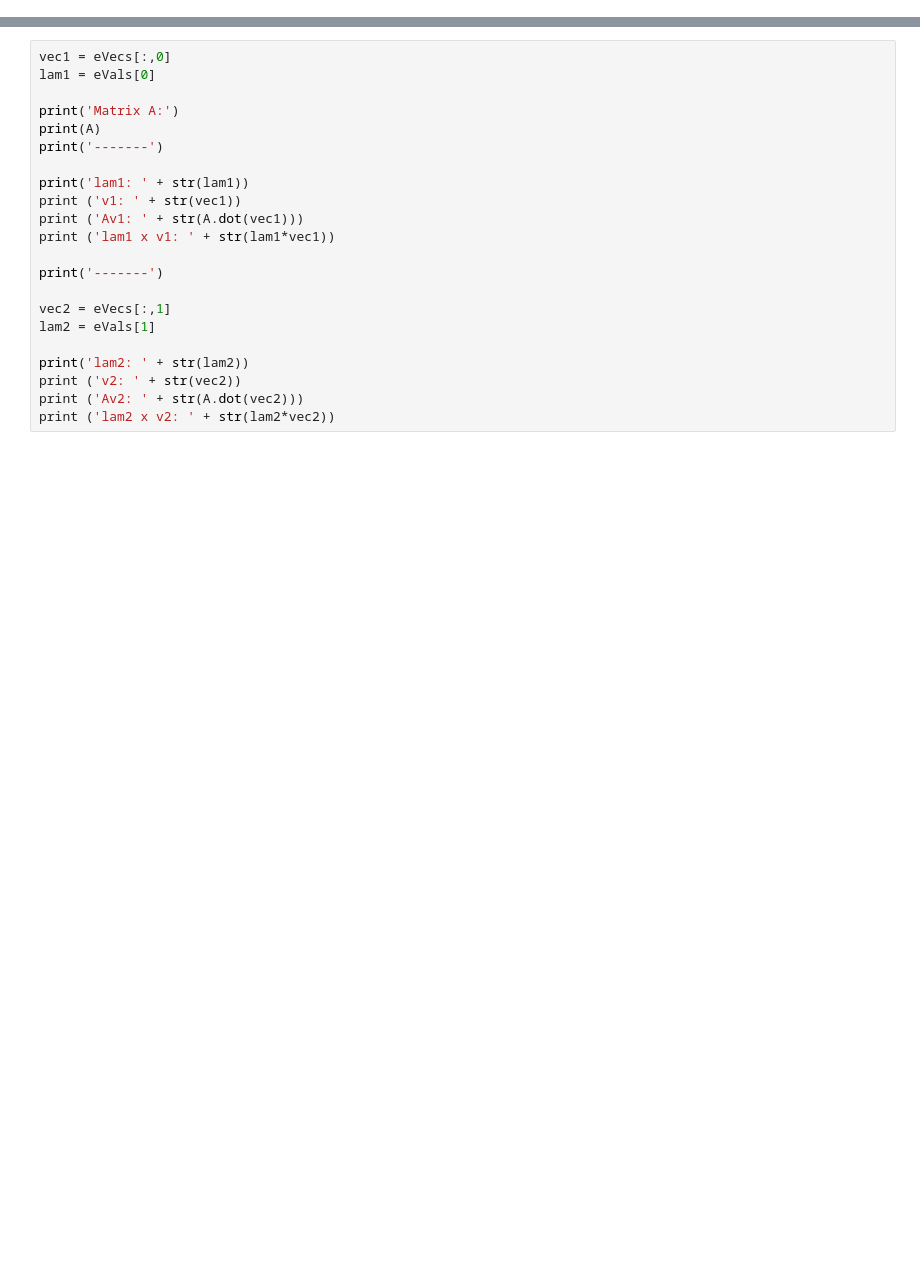
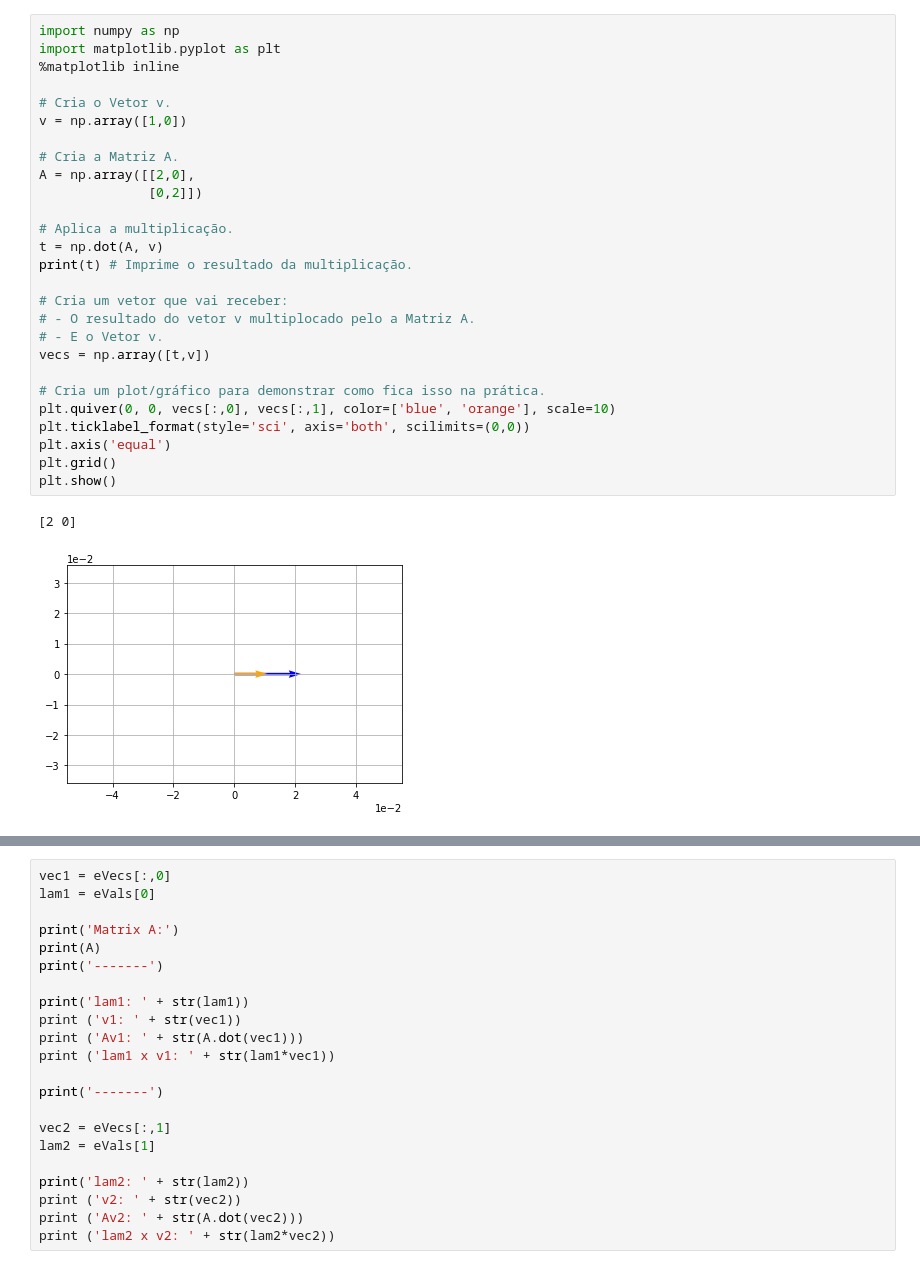
Before and after one commit to MichaelRoberto/code-examples, a Jupyter notebook: modules/mathematics/vectors-and-matrices/transformations-eigenvectors-and-eigenvalues.ipynb, the cells around one changed output, grey strips where cells are left out. Cells and saved outputs as stored; diff of their text form; blank space fills up the shorter version.

```diff
--- a/modules/mathematics/vectors-and-matrices/transformations-eigenvectors-and-eigenvalues.ipynb
+++ b/modules/mathematics/vectors-and-matrices/transformations-eigenvectors-and-eigenvalues.ipynb
@@ -309,0 +95,30 @@ Here's the equivalent code in Python, using the ***eVals*** and ***eVecs*** vari
+# %%
+import numpy as np
+import matplotlib.pyplot as plt
+%matplotlib inline
+
+# Cria o Vetor v.
+v = np.array([1,0])
+
+# Cria a Matriz A.
+A = np.array([[2,0],
+              [0,2]])
+
+# Aplica a multiplicação.
+t = np.dot(A, v)
+print(t) # Imprime o resultado da multiplicação.
+
+# Cria um vetor que vai receber:
+# - O resultado do vetor v multiplocado pelo a Matriz A.
+# - E o Vetor v.
+vecs = np.array([t,v])
+
+# Cria um plot/gráfico para demonstrar como fica isso na prática.
+plt.quiver(0, 0, vecs[:,0], vecs[:,1], color=['blue', 'orange'], scale=10)
+plt.ticklabel_format(style='sci', axis='both', scilimits=(0,0))
+plt.axis('equal')
+plt.grid()
+plt.show()
+# %% [output]
+[2 0]
+[figure, added]
```
Also changed, not shown: parts of 70 cells of this notebook, 1 other file.
